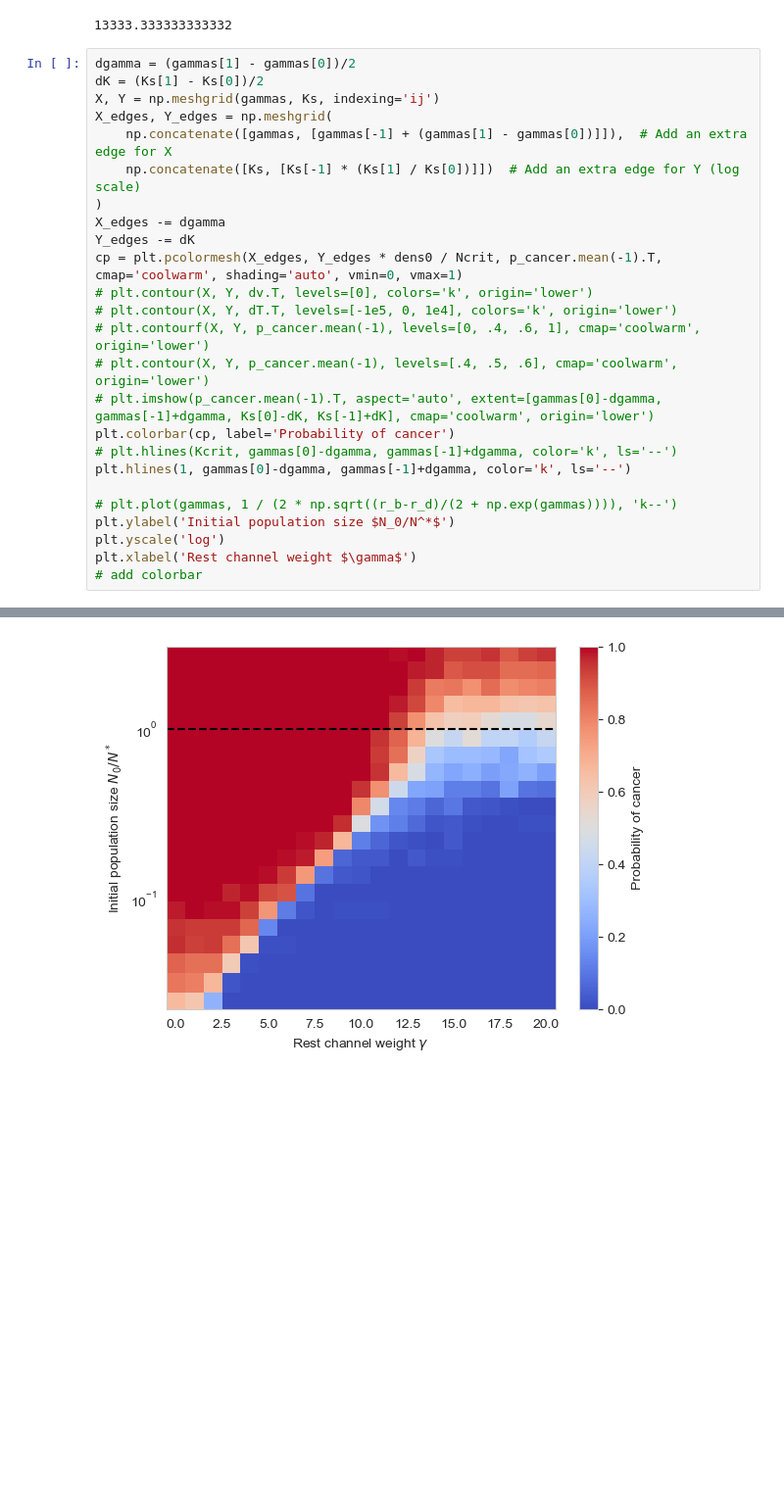
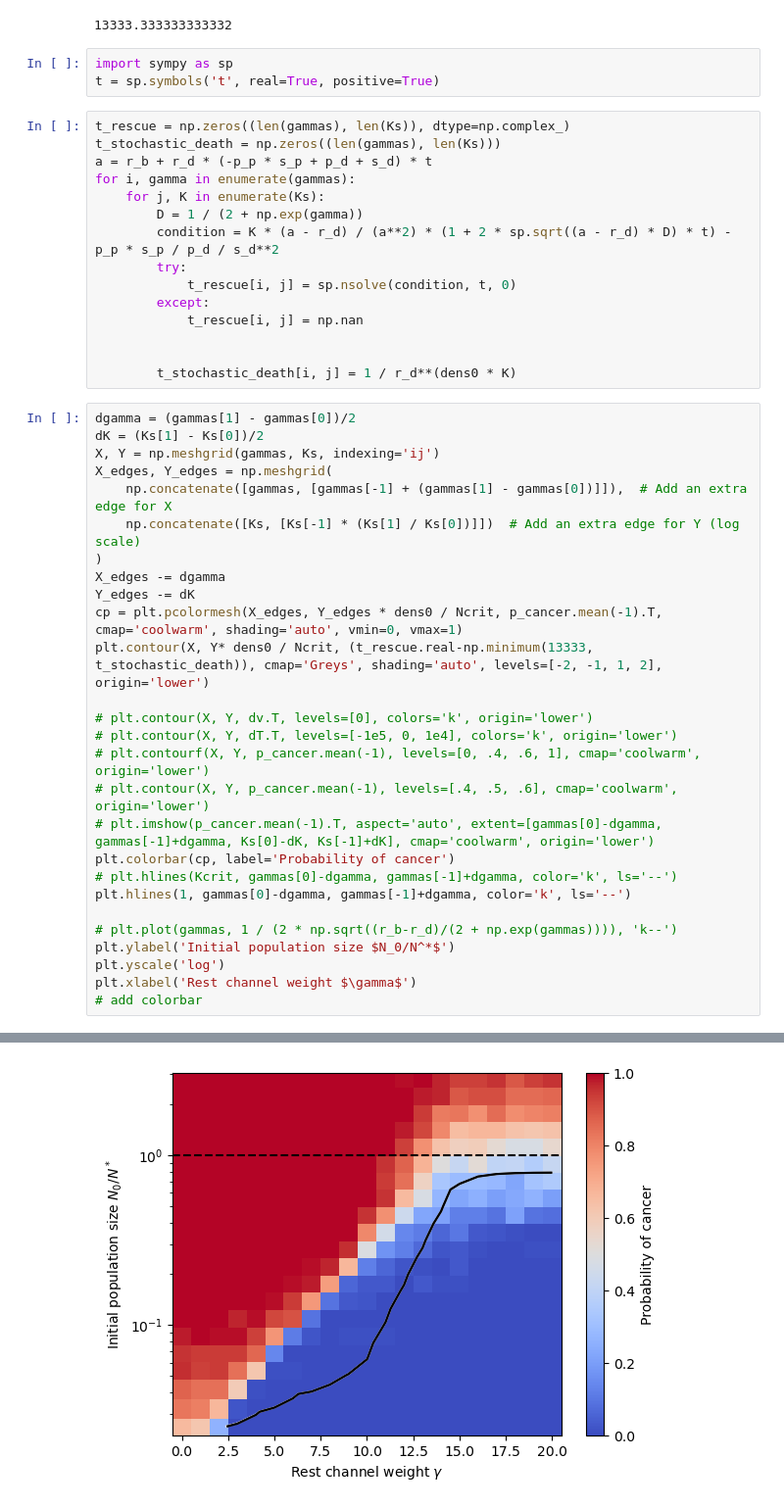
Before and after one commit to sisyga/biolgca, a Jupyter notebook: spatialratchet_analysis.ipynb, the cells around one changed output, grey strips where cells are left out. Shown at 98% size. Saved outputs shown, nothing was run; the diff lists cells and outputs as text; blank space fills up the shorter version.

```diff
--- a/spatialratchet_analysis.ipynb
+++ b/spatialratchet_analysis.ipynb
@@ -55,32 +55,52 @@ r_b, r_d, Ks, p_d, s_d, s_p, p_p
 (r_b - r_d) / (r_d * p_p * s_p)
 # %% [output]
 13333.333333333332
+# %%
+import sympy as sp
+t = sp.symbols('t', real=True, positive=True)
+# %%
+t_rescue = np.zeros((len(gammas), len(Ks)), dtype=np.complex_)
+t_stochastic_death = np.zeros((len(gammas), len(Ks)))
+a = r_b + r_d * (-p_p * s_p + p_d + s_d) * t
+for i, gamma in enumerate(gammas):
+    for j, K in enumerate(Ks):
+        D = 1 / (2 + np.exp(gamma))
+        condition = K * (a - r_d) / (a**2) * (1 + 2 * sp.sqrt((a - r_d) * D) * t) - p_p * s_p / p_d / s_d**2
+        try:
+            t_rescue[i, j] = sp.nsolve(condition, t, 0)
+        except:
+            t_rescue[i, j] = np.nan
+
+
+        t_stochastic_death[i, j] = 1 / r_d**(dens0 * K)
 # %%
 dgamma = (gammas[1] - gammas[0])/2
 dK = (Ks[1] - Ks[0])/2
 X, Y = np.meshgrid(gammas, Ks, indexing='ij')
 X_edges, Y_edges = np.meshgrid(
     np.concatenate([gammas, [gammas[-1] + (gammas[1] - gammas[0])]]),  # Add an extra edge for X
     np.concatenate([Ks, [Ks[-1] * (Ks[1] / Ks[0])]])  # Add an extra edge for Y (log scale)
 )
 X_edges -= dgamma
 Y_edges -= dK
 cp = plt.pcolormesh(X_edges, Y_edges * dens0 / Ncrit, p_cancer.mean(-1).T, cmap='coolwarm', shading='auto', vmin=0, vmax=1)
+plt.contour(X, Y* dens0 / Ncrit, (t_rescue.real-np.minimum(13333, t_stochastic_death)), cmap='Greys', shading='auto', levels=[-2, -1, 1, 2], origin='lower')
+
 # plt.contour(X, Y, dv.T, levels=[0], colors='k', origin='lower')
 # plt.contour(X, Y, dT.T, levels=[-1e5, 0, 1e4], colors='k', origin='lower')
 # plt.contourf(X, Y, p_cancer.mean(-1), levels=[0, .4, .6, 1], cmap='coolwarm', origin='lower')
 # plt.contour(X, Y, p_cancer.mean(-1), levels=[.4, .5, .6], cmap='coolwarm', origin='lower')
 # plt.imshow(p_cancer.mean(-1).T, aspect='auto', extent=[gammas[0]-dgamma, gammas[-1]+dgamma, Ks[0]-dK, Ks[-1]+dK], cmap='coolwarm', origin='lower')
 plt.colorbar(cp, label='Probability of cancer')
 # plt.hlines(Kcrit, gammas[0]-dgamma, gammas[-1]+dgamma, color='k', ls='--')
 plt.hlines(1, gammas[0]-dgamma, gammas[-1]+dgamma, color='k', ls='--')
 
 # plt.plot(gammas, 1 / (2 * np.sqrt((r_b-r_d)/(2 + np.exp(gammas)))), 'k--')
 plt.ylabel('Initial population size $N_0/N^*$')
 plt.yscale('log')
 plt.xlabel('Rest channel weight $\gamma$')
 # add colorbar
 # %% [output]
 Text(0.5, 0, 'Rest channel weight $\\gamma$')
-[figure, old version]
+[figure, new version]
 # %%
```
Also changed, not shown: parts of 2 cells of this notebook, 3 other files.
